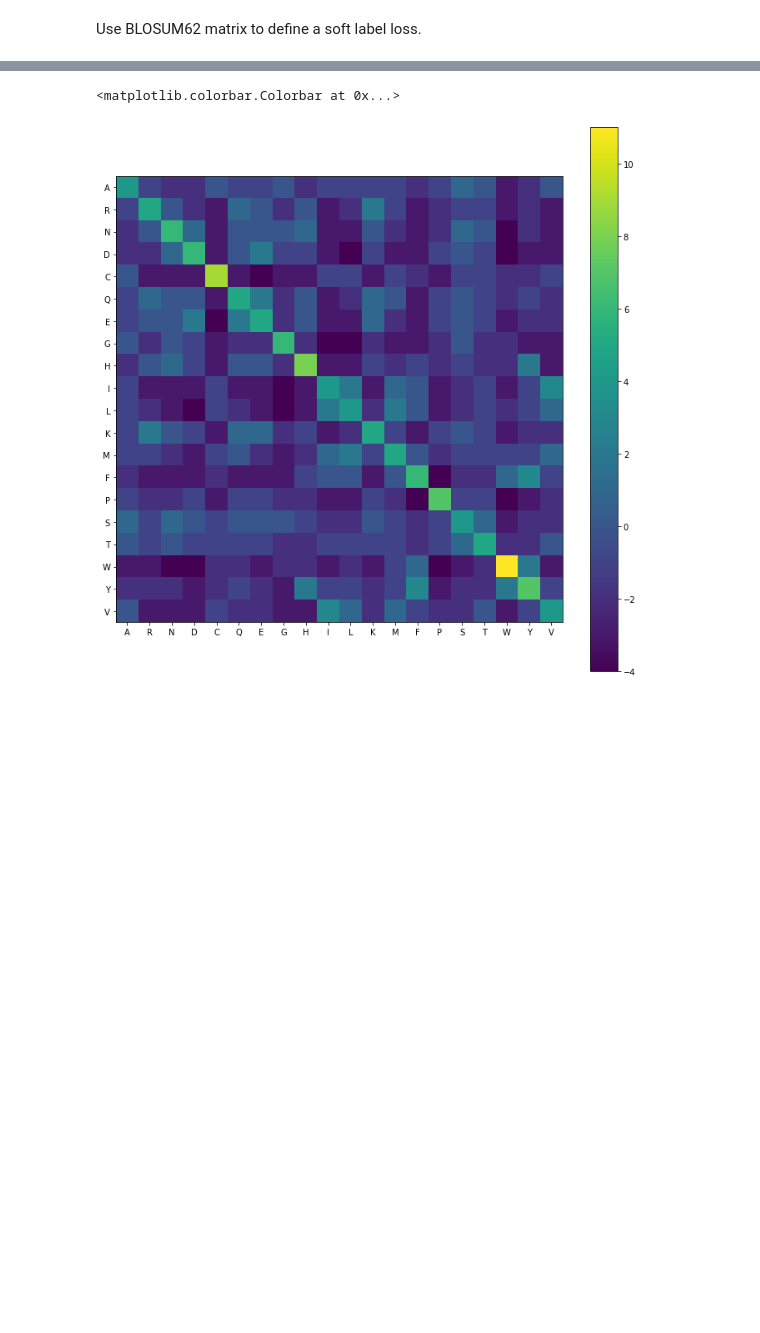
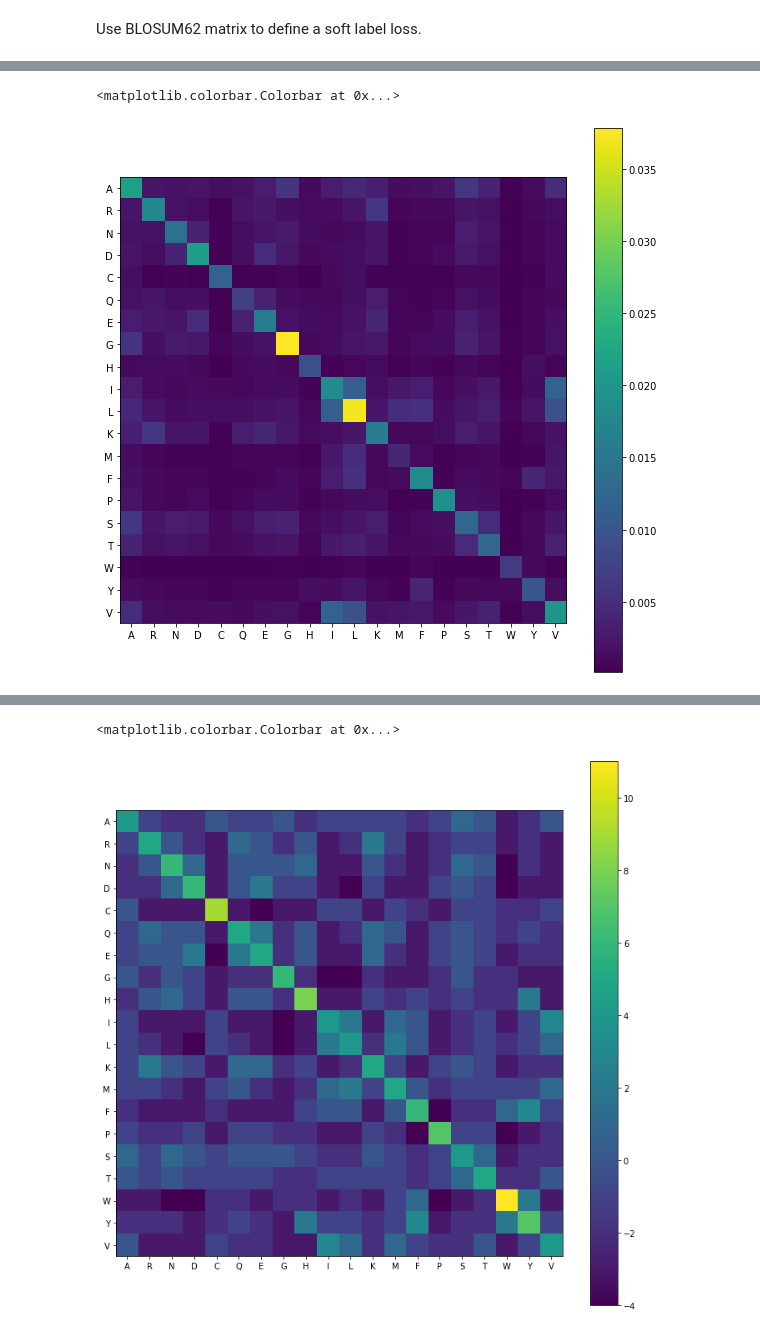
Before and after one commit to dauparas/proteins, a Jupyter notebook: blosum62.ipynb, the cells around one changed output, grey strips where cells are left out. Drawn from its saved outputs; the diff is of its cells as text; code cells hidden in the pictures; blank space fills up the shorter version.

```diff
--- a/blosum62.ipynb
+++ b/blosum62.ipynb
@@ -9,0 +35,25 @@ import matplotlib.pyplot as plt
+# %%
+rr1 = np.concatenate([r1,np.zeros(19)])
+rr2 = np.concatenate([r2,np.zeros(18)])
+rr3 = np.concatenate([r3,np.zeros(17)])
+rr4 = np.concatenate([r4,np.zeros(16)])
+rr5 = np.concatenate([r5,np.zeros(15)])
+rr6 = np.concatenate([r6,np.zeros(14)])
+rr7 = np.concatenate([r7,np.zeros(13)])
+rr8 = np.concatenate([r8,np.zeros(12)])
+rr9 = np.concatenate([r9,np.zeros(11)])
+rr10 = np.concatenate([r10,np.zeros(10)])
+rr11 = np.concatenate([r11,np.zeros(9)])
+rr12 = np.concatenate([r12,np.zeros(8)])
+rr13 = np.concatenate([r13,np.zeros(7)])
+rr14 = np.concatenate([r14,np.zeros(6)])
+rr15 = np.concatenate([r15,np.zeros(5)])
+rr16 = np.concatenate([r16,np.zeros(4)])
+rr17 = np.concatenate([r17,np.zeros(3)])
+rr18 = np.concatenate([r18,np.zeros(2)])
+rr19 = np.concatenate([r19,np.zeros(1)])
+rr20 = r20
+# %%
+blosum62 = np.concatenate([rr1[:,None], rr2[:,None], rr3[:,None], rr4[:,None], rr5[:,None], rr6[:,None], rr7[:,None], rr8[:,None], rr9[:,None], rr10[:,None], rr11[:,None], rr12[:,None], rr13[:,None], rr14[:,None], rr15[:,None], rr16[:,None], rr17[:,None], rr18[:,None], rr19[:,None], rr20[:,None]], axis=-1)
+# %%
+f_ij = 0.5*(blosum62.T+blosum62)
@@ -9,0 +84,2 @@ import matplotlib.pyplot as plt
+# %%
+p_ij = f_ij/np.sum(f_ij)
@@ -9,0 +106,9 @@ import matplotlib.pyplot as plt
+# %%
+plt.figure(figsize=(10,10))
+plt.imshow(p_ij)
+plt.xticks(np.arange(20), alphabet)
+plt.yticks(np.arange(20), alphabet)
+plt.colorbar()
+# %% [output]
+<matplotlib.colorbar.Colorbar at 0x...>
+[figure, added]
```
Also changed, not shown: parts of 21 cells of this notebook.
